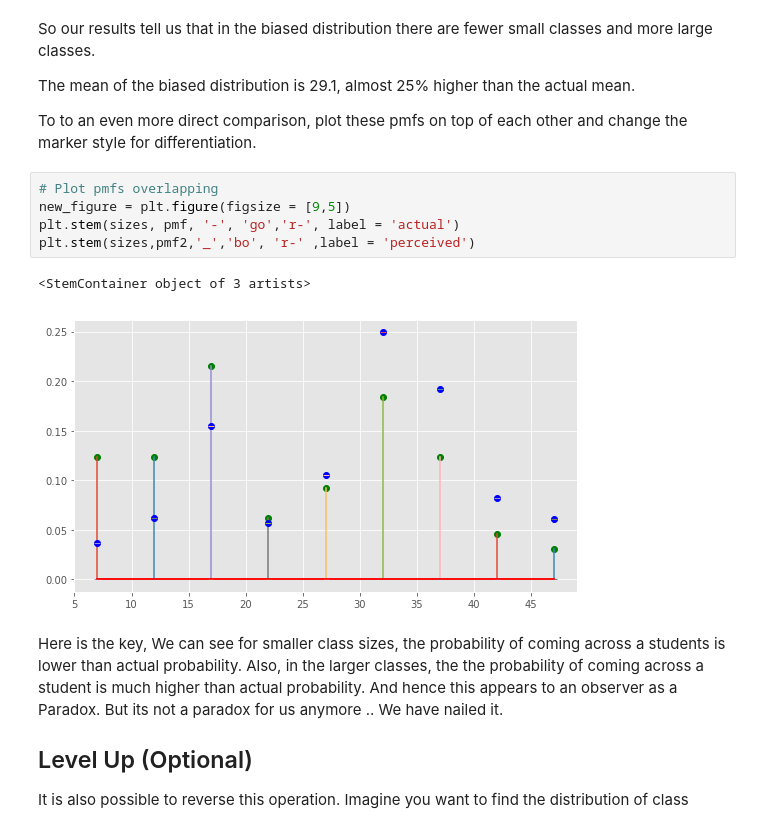
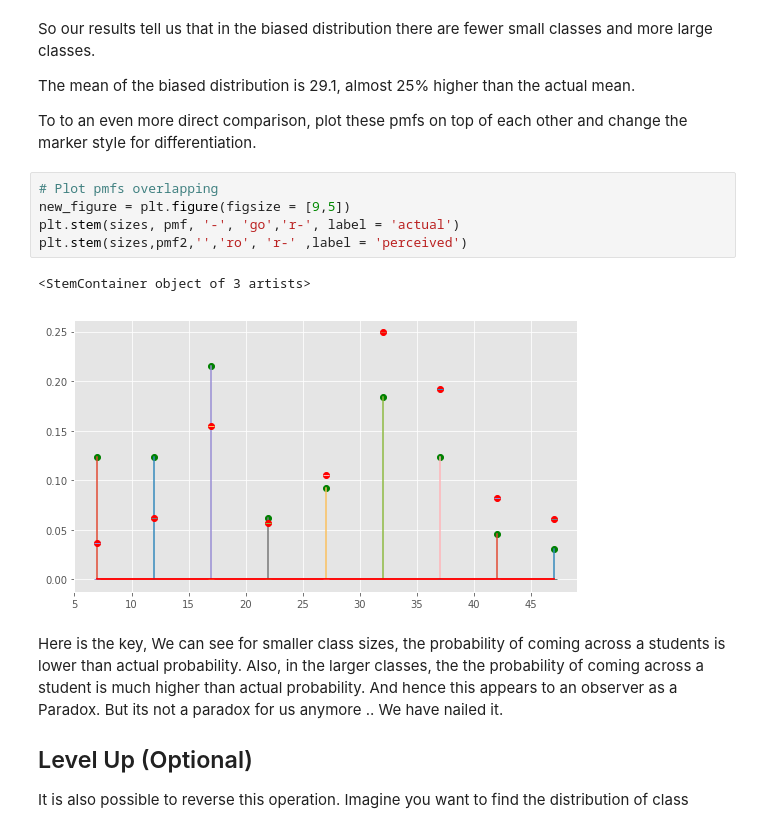
Before and after one commit to AR3441/dsc-1-09-07-the-probability-mass-function-lab-nyc-ds-career-031119, a Jupyter notebook: index.ipynb, the cells around one changed output. Cells and saved outputs as stored; diff of their text form.

```diff
--- a/index.ipynb
+++ b/index.ipynb
@@ -215,11 +215,11 @@ To to an even more direct comparison, plot these pmfs on top of each other and c
 # %%
 # Plot pmfs overlapping
 new_figure = plt.figure(figsize = [9,5])
 plt.stem(sizes, pmf, '-', 'go','r-', label = 'actual')
-plt.stem(sizes,pmf2,'_','bo', 'r-' ,label = 'perceived')
+plt.stem(sizes,pmf2,'','ro', 'r-' ,label = 'perceived')
 # %% [output]
 <StemContainer object of 3 artists>
-[figure, old version]
+[figure, new version]
 # %% [markdown]
 Here is the key, We can see for smaller class sizes, the probability of coming across a students is lower than actual probability. Also, in the larger classes, the the probability of coming across a student is much higher than actual probability. And hence this appears to an observer as a Paradox. But its not a paradox for us anymore .. We have nailed it.
 
```
